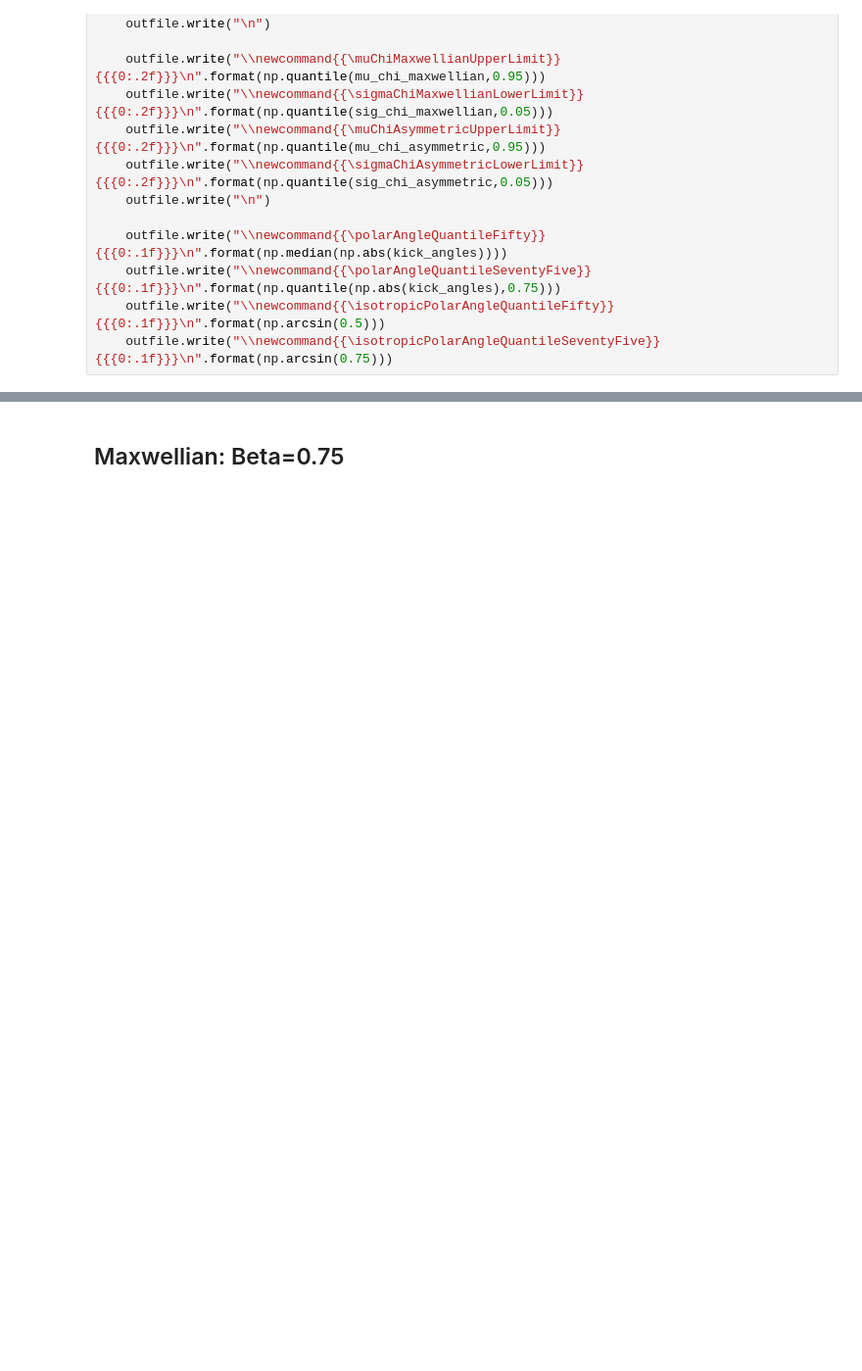
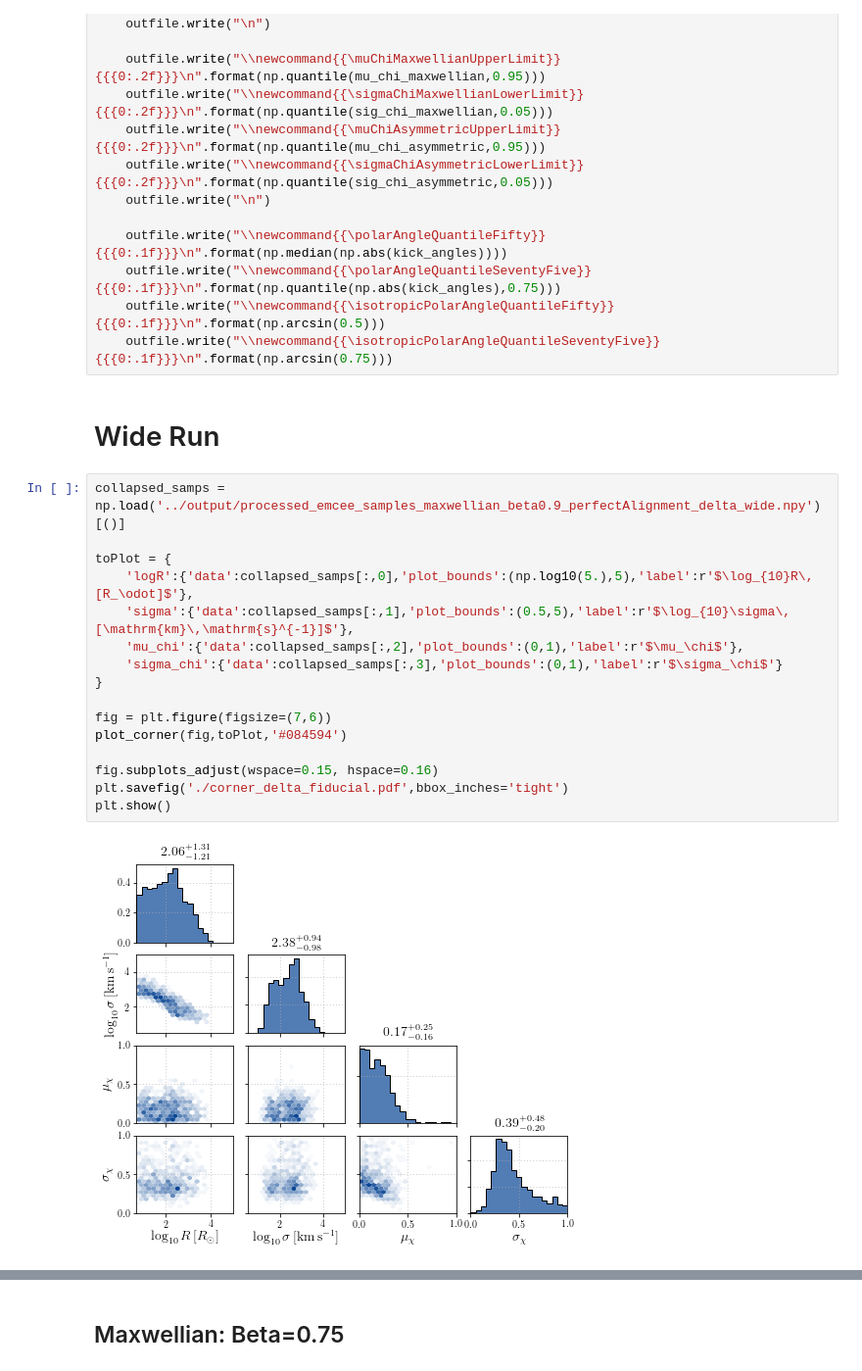
Before and after one commit to tcallister/state-of-the-field-gwtc2, a Jupyter notebook: figures/spin_results.ipynb, the cells around one changed output, grey strips where cells are left out. Shown at 98% size. Drawn from its saved outputs; the diff is of its cells as text; blank space fills up the shorter version.

```diff
--- a/figures/spin_results.ipynb
+++ b/figures/spin_results.ipynb
@@ -538,3 +538,23 @@ with open('latex-macros.txt','w') as outfile:
     outfile.write("\\newcommand{{\polarAngleQuantileSeventyFive}}{{{0:.1f}}}\n".format(np.quantile(np.abs(kick_angles),0.75)))
     outfile.write("\\newcommand{{\isotropicPolarAngleQuantileFifty}}{{{0:.1f}}}\n".format(np.arcsin(0.5)))
     outfile.write("\\newcommand{{\isotropicPolarAngleQuantileSeventyFive}}{{{0:.1f}}}\n".format(np.arcsin(0.75)))
+# %% [markdown]
+# Wide Run
+# %%
+collapsed_samps = np.load('../output/processed_emcee_samples_maxwellian_beta0.9_perfectAlignment_delta_wide.npy')[()]
+
+toPlot = {
+    'logR':{'data':collapsed_samps[:,0],'plot_bounds':(np.log10(5.),5),'label':r'$\log_{10}R\,[R_\odot]$'},
+    'sigma':{'data':collapsed_samps[:,1],'plot_bounds':(0.5,5),'label':r'$\log_{10}\sigma\,[\mathrm{km}\,\mathrm{s}^{-1}]$'},
+    'mu_chi':{'data':collapsed_samps[:,2],'plot_bounds':(0,1),'label':r'$\mu_\chi$'},
+    'sigma_chi':{'data':collapsed_samps[:,3],'plot_bounds':(0,1),'label':r'$\sigma_\chi$'}
+}
+
+fig = plt.figure(figsize=(7,6))
+plot_corner(fig,toPlot,'#084594')
+
+fig.subplots_adjust(wspace=0.15, hspace=0.16)
+plt.savefig('./corner_delta_fiducial.pdf',bbox_inches='tight')
+plt.show()
+# %% [output]
+[figure, added]
```
Also changed, not shown: parts of 3 cells of this notebook, 18 other files.
